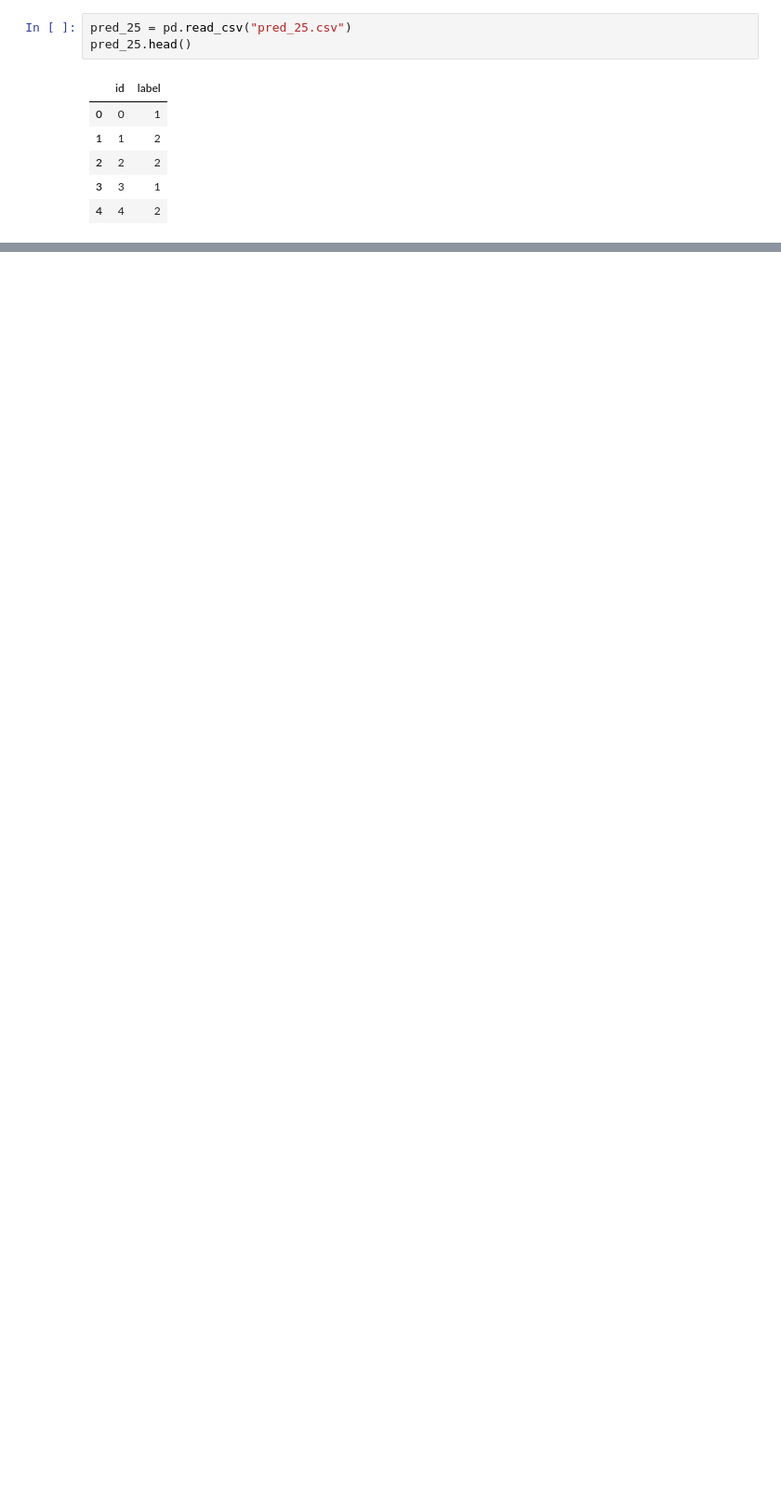
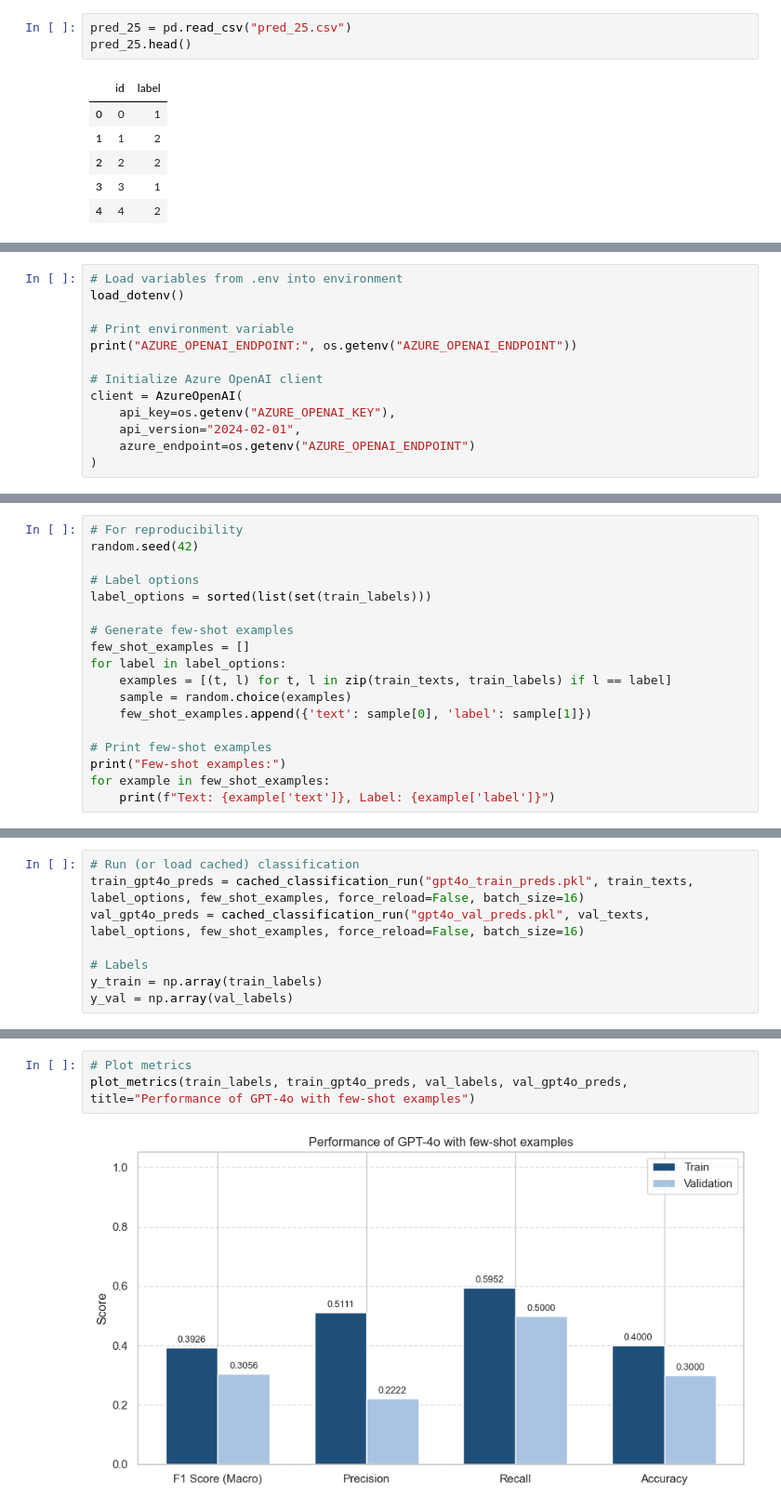
Before and after one commit to mgalao/text-mining-project, a Jupyter notebook: notebooks/extra_classification.ipynb, the cells around one changed output, grey strips where cells are left out. Shown: that part at 93% size. Drawn from its saved outputs; the diff is of its cells as text; blank space fills up the shorter version.

```diff
--- a/notebooks/twitter-roberta-base.ipynb
+++ b/notebooks/extra_classification.ipynb
@@ -143,0 +141,13 @@ pred_25.head()
+# %%
+# Load variables from .env into environment
+load_dotenv()
+
+# Print environment variable
+print("AZURE_OPENAI_ENDPOINT:", os.getenv("AZURE_OPENAI_ENDPOINT"))
+
+# Initialize Azure OpenAI client
+client = AzureOpenAI(
+    api_key=os.getenv("AZURE_OPENAI_KEY"),
+    api_version="2024-02-01",
+    azure_endpoint=os.getenv("AZURE_OPENAI_ENDPOINT")
+)
@@ -143,0 +232,18 @@ pred_25.head()
+# %%
+# For reproducibility
+random.seed(42)
+
+# Label options
+label_options = sorted(list(set(train_labels)))
+
+# Generate few-shot examples
+few_shot_examples = []
+for label in label_options:
+    examples = [(t, l) for t, l in zip(train_texts, train_labels) if l == label]
+    sample = random.choice(examples)
+    few_shot_examples.append({'text': sample[0], 'label': sample[1]})
+
+# Print few-shot examples
+print("Few-shot examples:")
+for example in few_shot_examples:
+    print(f"Text: {example['text']}, Label: {example['label']}")
@@ -143,0 +255,8 @@ pred_25.head()
+# %%
+# Run (or load cached) classification
+train_gpt4o_preds = cached_classification_run("gpt4o_train_preds.pkl", train_texts, label_options, few_shot_examples, force_reload=False, batch_size=16)
+val_gpt4o_preds = cached_classification_run("gpt4o_val_preds.pkl", val_texts, label_options, few_shot_examples, force_reload=False, batch_size=16)
+
+# Labels
+y_train = np.array(train_labels)
+y_val = np.array(val_labels)
@@ -143,0 +284,5 @@ pred_25.head()
+# %%
+# Plot metrics
+plot_metrics(train_labels, train_gpt4o_preds, val_labels, val_gpt4o_preds, title="Performance of GPT-4o with few-shot examples")
+# %% [output]
+[figure, added]
```
Also changed, not shown: parts of 26 cells of this notebook, 2 other files.
